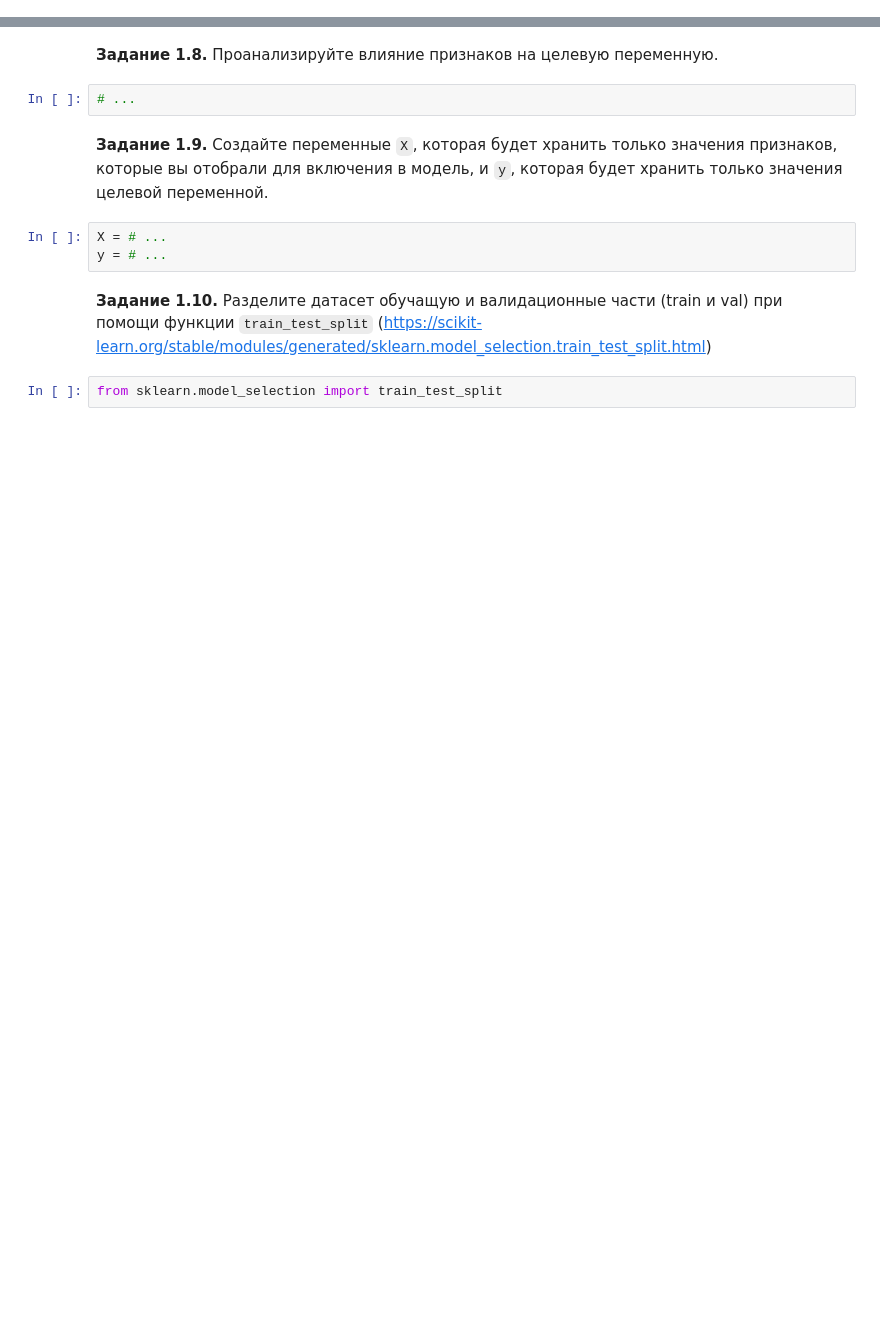
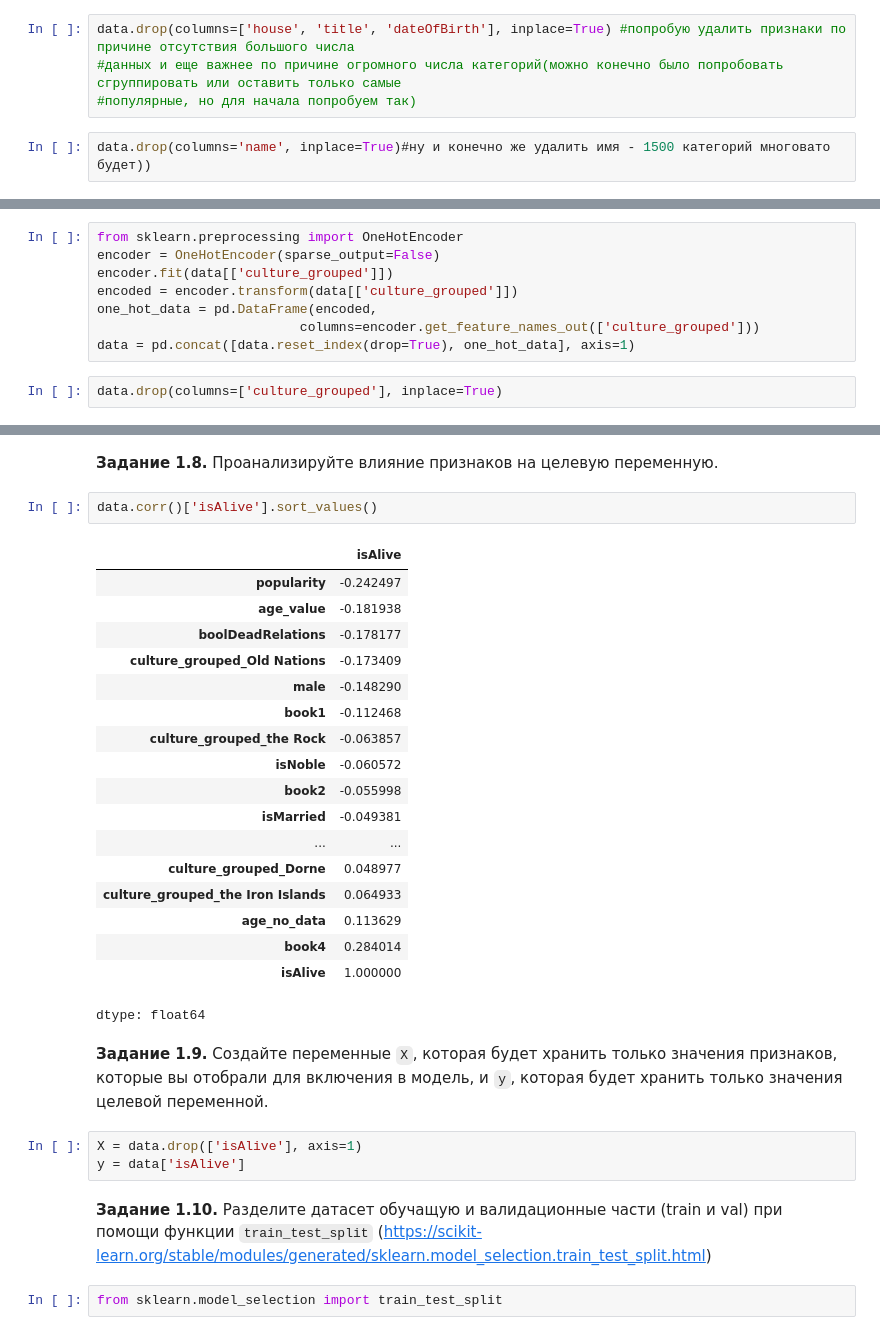
Before and after one commit to Bogdan1Gavrilov/dls-homeworks, a Jupyter notebook: week_01_ml_intro/Homework/hw_1_game_of_thrones.ipynb, the cells around one changed output, grey strips where cells are left out. Drawn from its saved outputs; the diff is of its cells as text; blank space fills up the shorter version.

```diff
--- a/week_01_ml_intro/Homework/hw_1_game_of_thrones.ipynb
+++ b/week_01_ml_intro/Homework/hw_1_game_of_thrones.ipynb
@@ -519,3 +512,9 @@ data[numeric_cols].corr()
 | boolDeadRelations | 0.039540 | -0.137630 | 0.139291 | 0.055850 | 0.032889 | -0.024038 | 0.094381 | 0.197150 | 0.054631 | 0.412431 | ... |
 | age_value | 0.025127 | -0.504566 | 0.043043 | 0.114987 | 0.087101 | 0.032530 | 0.051548 | 0.228450 | 0.102805 | 0.301053 | ... |
 | age_no_data | 0.016538 | NaN | -0.059566 | -0.241263 | -0.204843 | -0.145263 | -0.085098 | -0.201016 | 0.001911 | -0.394808 | ... |
+# %%
+data.drop(columns=['house', 'title', 'dateOfBirth'], inplace=True) #попробую удалить признаки по причине отсутствия большого числа
+#данных и еще важнее по причине огромного числа категорий(можно конечно было попробовать сгруппировать или оставить только самые
+#популярные, но для начала попробуем так)
+# %%
+data.drop(columns='name', inplace=True)#ну и конечно же удалить имя - 1500 категорий многовато будет))
@@ -522,3 +530,13 @@ data[numeric_cols].corr()
+# %%
+from sklearn.preprocessing import OneHotEncoder
+encoder = OneHotEncoder(sparse_output=False)
+encoder.fit(data[['culture_grouped']])
+encoded = encoder.transform(data[['culture_grouped']])
+one_hot_data = pd.DataFrame(encoded,
+                          columns=encoder.get_feature_names_out(['culture_grouped']))
+data = pd.concat([data.reset_index(drop=True), one_hot_data], axis=1)
+# %%
+data.drop(columns=['culture_grouped'], inplace=True)
 # %%
 data.info()
 # %% [output]
@@ -542,12 +560,31 @@ memory usage: 263.4+ KB
 # %% [markdown]
 **Задание 1.8.** Проанализируйте влияние признаков на целевую переменную.
-# %%
-# ...
+# %%
+data.corr()['isAlive'].sort_values()
+# %% [output]
+|  | isAlive |
+| popularity | -0.242497 |
+| age_value | -0.181938 |
+| boolDeadRelations | -0.178177 |
+| culture_grouped_Old Nations | -0.173409 |
+| male | -0.148290 |
+| book1 | -0.112468 |
+| culture_grouped_the Rock | -0.063857 |
+| isNoble | -0.060572 |
+| book2 | -0.055998 |
+| isMarried | -0.049381 |
+| ... | ... |
+| culture_grouped_Dorne | 0.048977 |
+| culture_grouped_the Iron Islands | 0.064933 |
+| age_no_data | 0.113629 |
+| book4 | 0.284014 |
+| isAlive | 1.000000 |
+dtype: float64
 # %% [markdown]
 **Задание 1.9.** Создайте переменные `X`, которая будет хранить только значения признаков, которые вы отобрали для включения в модель, и `y`, которая будет хранить только значения целевой переменной.
-# %%
-X = # ...
-y = # ...
+# %%
+X = data.drop(['isAlive'], axis=1)
+y = data['isAlive']
 # %% [markdown]
 **Задание 1.10.** Разделите датасет обучащую и валидационные части (train и val) при помощи функции `train_test_split` (https://scikit-learn.org/stable/modules/generated/sklearn.model_selection.train_test_split.html)
 # %%
```
Also changed, not shown: parts of 19 cells of this notebook.
